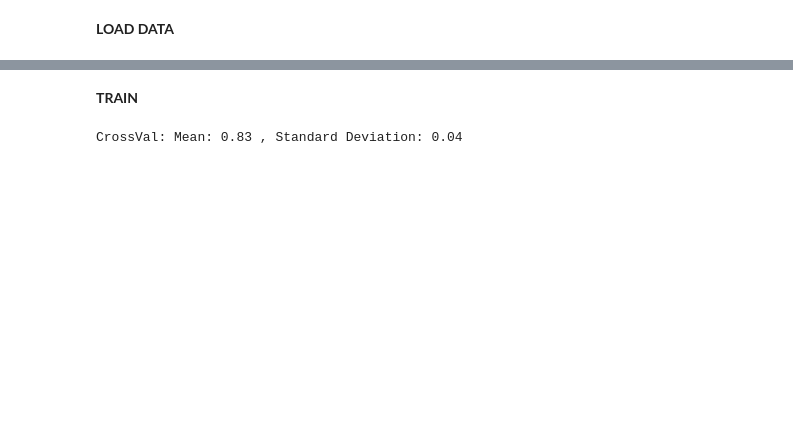
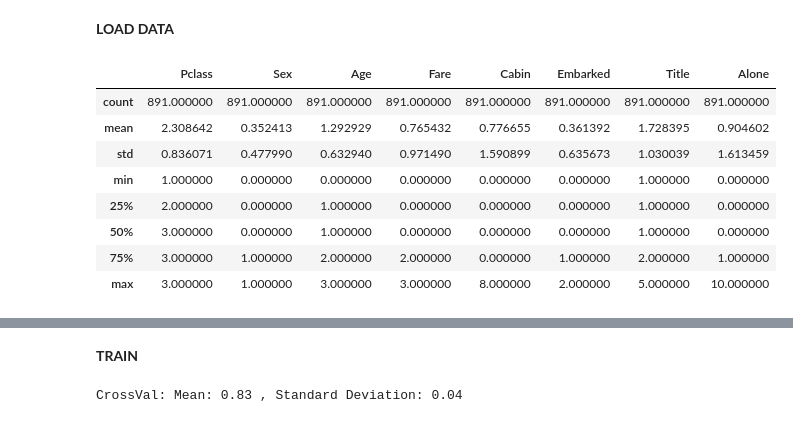
Before and after one commit to pdrm83/notebooks, a Jupyter notebook: ml/classification/titanic.ipynb, the cells around one changed output, grey strips where cells are left out. Drawn from its saved outputs; the diff is of its cells as text; code cells hidden in the pictures; blank space fills up the shorter version.

```diff
--- a/ml/classification/titanic.ipynb
+++ b/ml/classification/titanic.ipynb
@@ -65,7 +108,7 @@ class Preprocess:
 
     def _cabin_to_cat(self):
         data = self.data
-        data.Cabin.fillna(0, inplace=True)
+        data['Cabin'] = data['Cabin'].fillna(0)
         data.loc[data.Cabin.str[0] == 'A', 'Cabin'] = 1
         data.loc[data.Cabin.str[0] == 'B', 'Cabin'] = 2
         data.loc[data.Cabin.str[0] == 'C', 'Cabin'] = 3
@@ -117,7 +160,7 @@ class Preprocess:
 
     def _name_to_cat(self):
         data = self.data
-        data['Title'] = data.Name.str.extract(' ([A-Za-z]+)\.', expand=False)
+        data['Title'] = data.Name.str.extract(r' ([A-Za-z]+)\.', expand=False)
         data['Title'] = data['Title'].replace(['Lady', 'Countess', 'Capt', 'Col', 'Don', 'Dr', 'Major', 'Rev',
                                                'Sir', 'Jonkheer', 'Dona'], 'Rare')
         data['Title'] = data['Title'].replace('Mlle', 'Miss')
@@ -152,10 +195,17 @@ class Preprocess:
 # %%
 VERBOSE = True
 train_outputs = train_df['Survived']
 pp = Preprocess()
 pp.run(train_df.drop(columns=['Survived', 'PassengerId'], axis=1))
 train_features = pp.data
-
-if VERBOSE:
-    pp.data.describe()
-    pp.data.head()
+pp.data.describe()
+# %% [output]
+|  | Pclass | Sex | Age | Fare | Cabin | Embarked | Title | Alone |
+| count | 891.000000 | 891.000000 | 891.000000 | 891.000000 | 891.000000 | 891.000000 | 891.000000 | 891.000000 |
+| mean | 2.308642 | 0.352413 | 1.292929 | 0.765432 | 0.776655 | 0.361392 | 1.728395 | 0.904602 |
+| std | 0.836071 | 0.477990 | 0.632940 | 0.971490 | 1.590899 | 0.635673 | 1.030039 | 1.613459 |
+| min | 1.000000 | 0.000000 | 0.000000 | 0.000000 | 0.000000 | 0.000000 | 1.000000 | 0.000000 |
+| 25% | 2.000000 | 0.000000 | 1.000000 | 0.000000 | 0.000000 | 0.000000 | 1.000000 | 0.000000 |
+| 50% | 3.000000 | 0.000000 | 1.000000 | 0.000000 | 0.000000 | 0.000000 | 1.000000 | 0.000000 |
+| 75% | 3.000000 | 1.000000 | 2.000000 | 2.000000 | 0.000000 | 1.000000 | 2.000000 | 1.000000 |
+| max | 3.000000 | 1.000000 | 3.000000 | 3.000000 | 8.000000 | 2.000000 | 5.000000 | 10.000000 |
```
Also changed, not shown: parts of 21 cells of this notebook, 5 other files.
